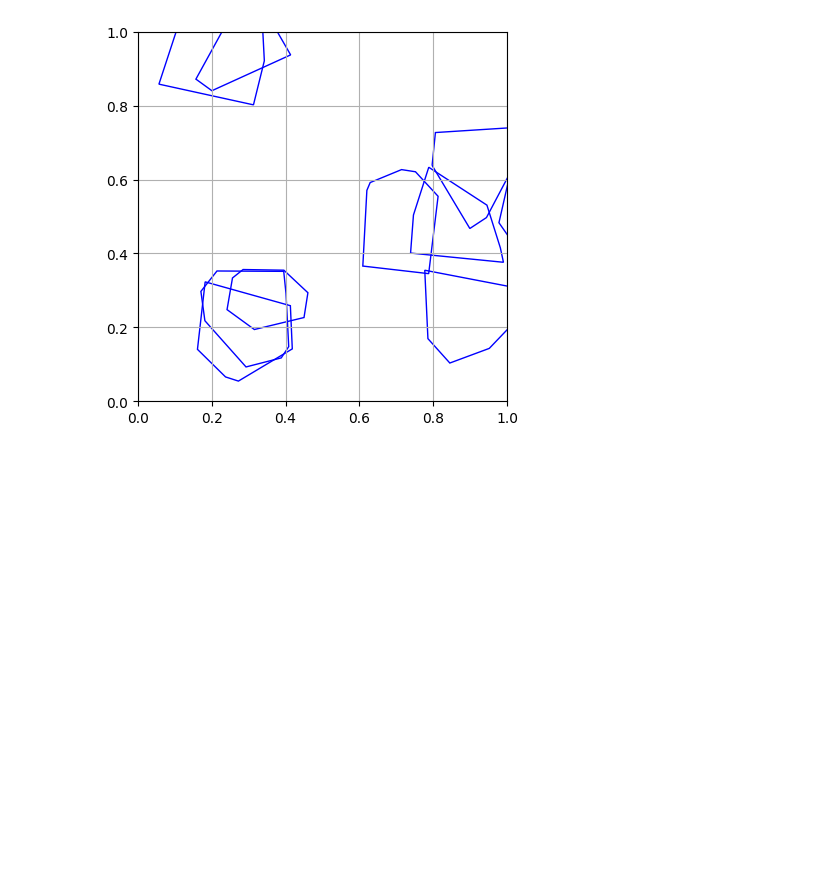
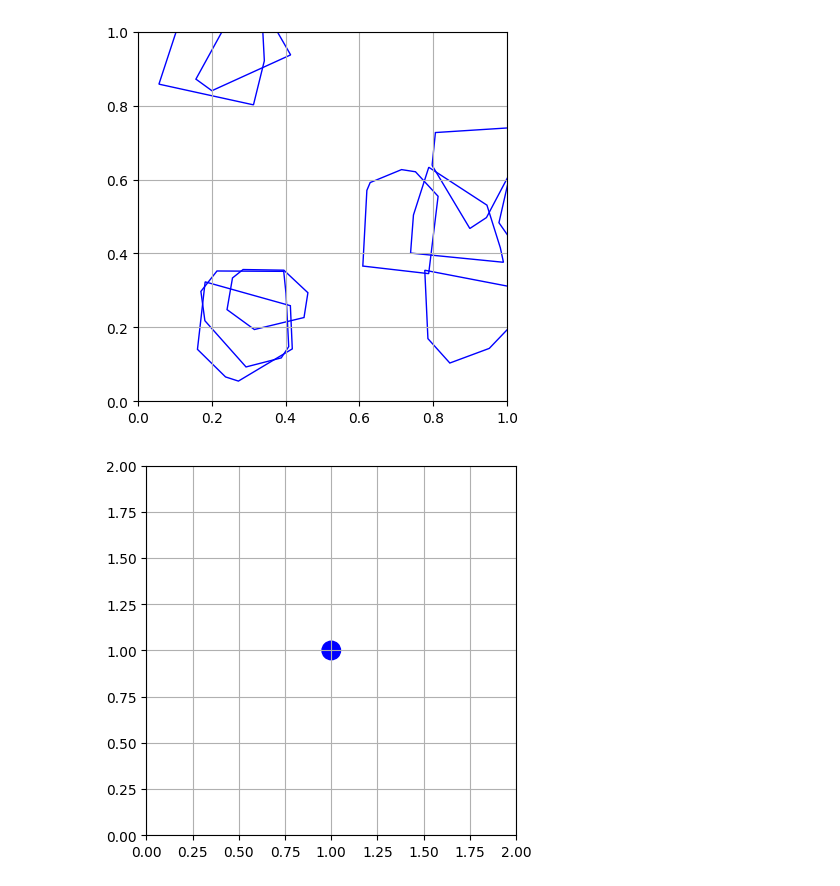
Before and after one commit to Sina-Haz/Robotics-1, a Jupyter notebook: Project_1.ipynb, the cells around one changed output. Saved outputs shown, nothing was run; the diff lists cells and outputs as text; code cells hidden in the pictures; blank space fills up the shorter version.

```diff
--- a/Project_1.ipynb
+++ b/Project_1.ipynb
@@ -111,0 +116,9 @@ plt.show()
+# %%
+ax = create_plot()
+center = (1,1)
+radius = 0.05
+circle = patches.Circle(center, radius, fill = True, color = 'b')
+ax.add_patch(circle)
+show_scene(ax)
+# %% [output]
+[figure, added]
```
Also changed, not shown: parts of 2 cells of this notebook, 1 other file.
